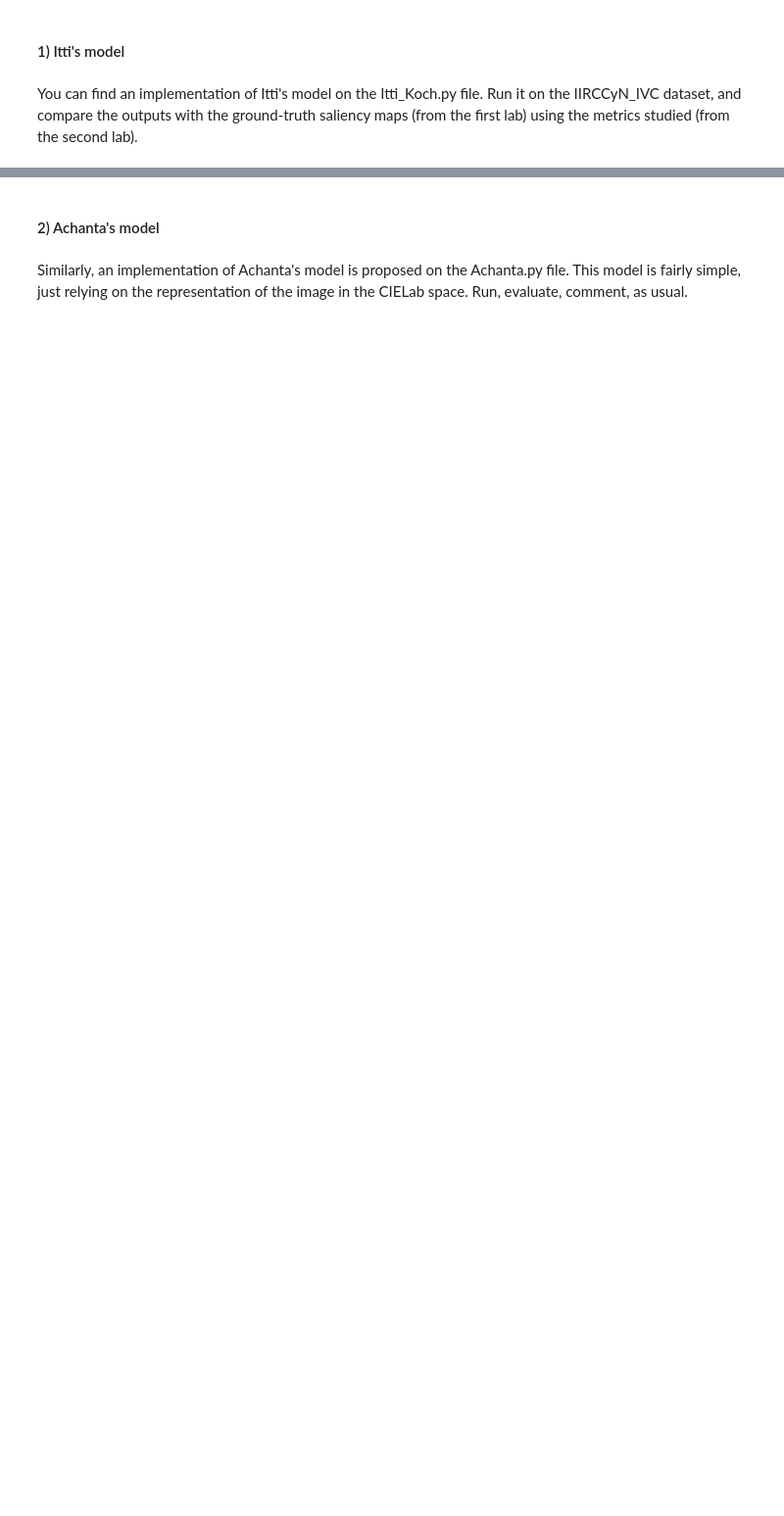
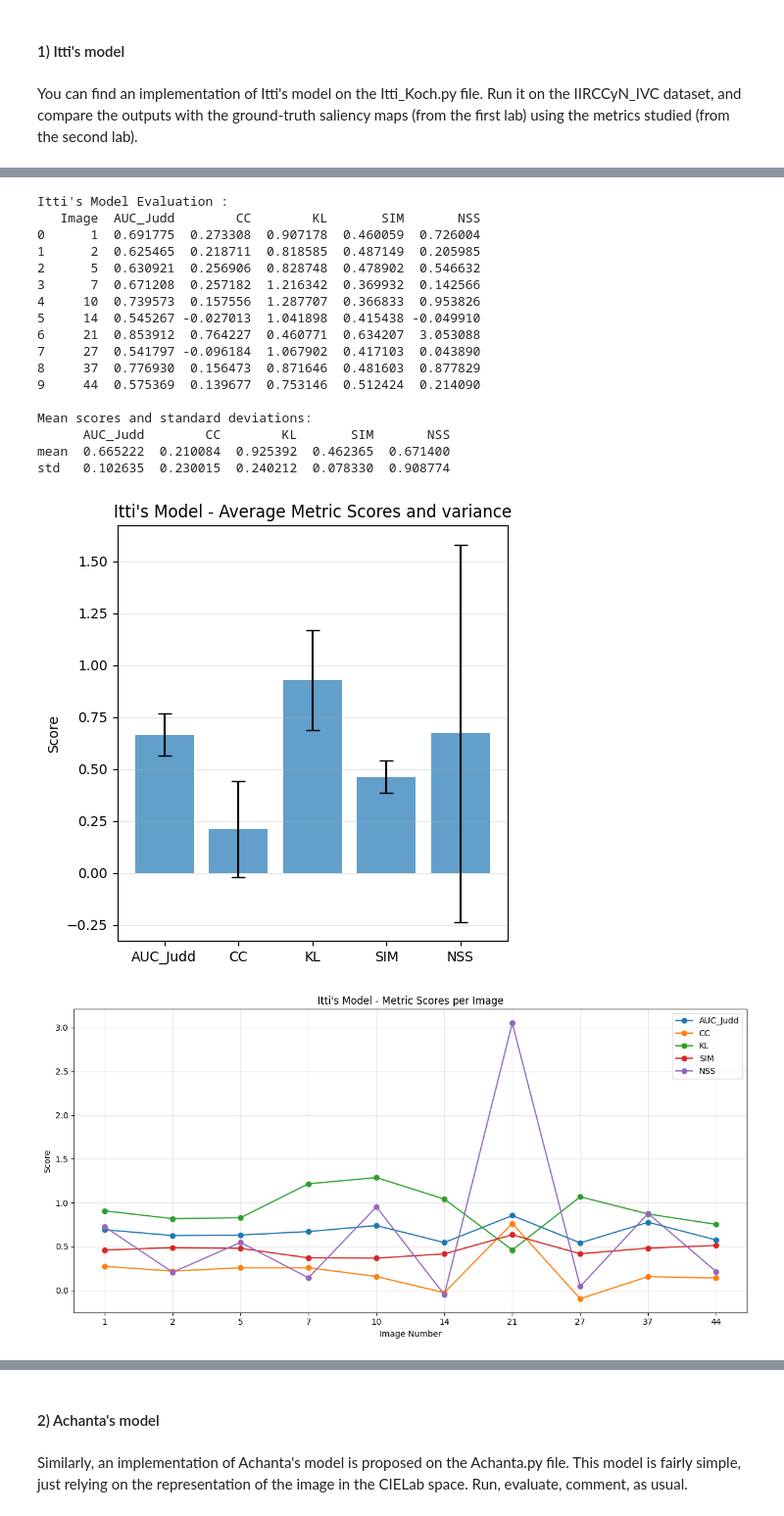
Before and after one commit to marrryzebwjq/Eye-tracking-experiments, a Jupyter notebook: Lab_3_VA.ipynb, the cells around one changed output, grey strips where cells are left out. Shown at 98% size. Drawn from its saved outputs; the diff is of its cells as text; code cells hidden in the pictures; blank space fills up the shorter version.

```diff
--- a/Lab_3_VA.ipynb
+++ b/Lab_3_VA.ipynb
@@ -241 +297,55 @@ dtype: float64
+# %%
+results_df = pd.DataFrame(results)
+print("Itti's Model Evaluation :")
+print(results_df.to_string())
+print("\nMean scores and standard deviations:")
+print(results_df[['AUC_Judd','CC', 'KL', 'SIM', 'NSS']].agg(['mean', 'std']))
+
+fig, ax = plt.subplots(figsize=(5, 5))
+metrics = ['AUC_Judd','CC', 'KL', 'SIM', 'NSS']
+means = results_df[metrics].mean().values
+std = results_df[metrics].std().values
+x_pos = np.arange(len(metrics))
+ax.bar(x_pos, means, yerr=std, capsize=5, alpha=0.7)
+ax.set_xticks(x_pos)
+ax.set_xticklabels(metrics)
+ax.set_ylabel('Score')
+ax.set_title("Itti's Model - Average Metric Scores and variance")
+ax.grid(True, alpha=0.3, axis='y')
+plt.tight_layout()
+plt.show()
+
+fig, ax = plt.subplots(figsize=(12, 6))
+for metric in metrics:
+    x_pos = np.arange(len(results_df['Image']))
+    ax.plot(x_pos, results_df[metric], marker='o', label=metric)
+ax.set_xlabel('Image Number')
+ax.set_ylabel('Score')
+ax.set_xticks(np.arange(len(results_df['Image'])))
+ax.set_xticklabels(results_df['Image'])
+ax.set_title("Itti's Model - Metric Scores per Image")
+ax.legend()
+ax.grid(True, alpha=0.3)
+plt.tight_layout()
+plt.show()
+# %% [output]
+Itti's Model Evaluation :
+   Image  AUC_Judd        CC        KL       SIM       NSS
+0      1  0.691775  0.273308  0.907178  0.460059  0.726004
+1      2  0.625465  0.218711  0.818585  0.487149  0.205985
+2      5  0.630921  0.256906  0.828748  0.478902  0.546632
+3      7  0.671208  0.257182  1.216342  0.369932  0.142566
+4     10  0.739573  0.157556  1.287707  0.366833  0.953826
+5     14  0.545267 -0.027013  1.041898  0.415438 -0.049910
+6     21  0.853912  0.764227  0.460771  0.634207  3.053088
+7     27  0.541797 -0.096184  1.067902  0.417103  0.043890
+8     37  0.776930  0.156473  0.871646  0.481603  0.877829
+9     44  0.575369  0.139677  0.753146  0.512424  0.214090
+
+Mean scores and standard deviations:
+      AUC_Judd        CC        KL       SIM       NSS
+mean  0.665222  0.210084  0.925392  0.462365  0.671400
+std   0.102635  0.230015  0.240212  0.078330  0.908774
+[figure, added]
+[figure, added]
 # %% [markdown]
```
Also changed, not shown: parts of 12 cells of this notebook.
